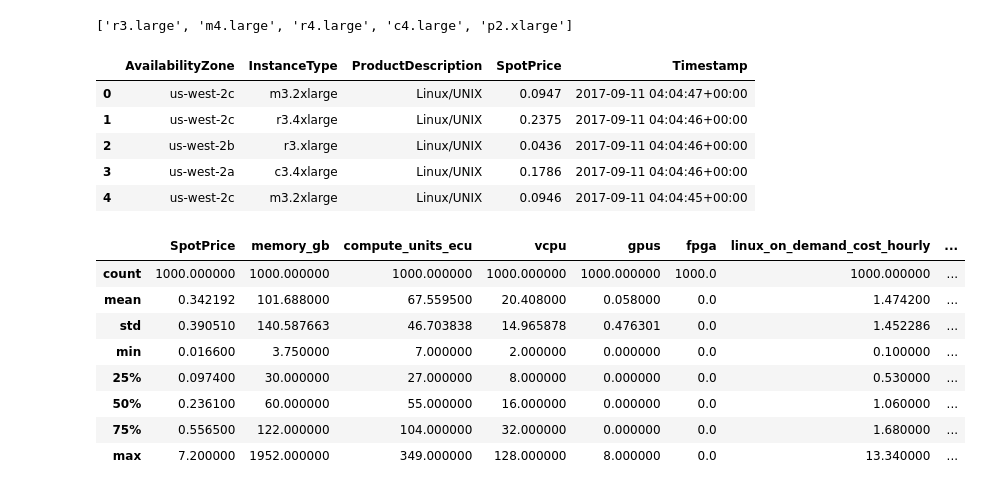
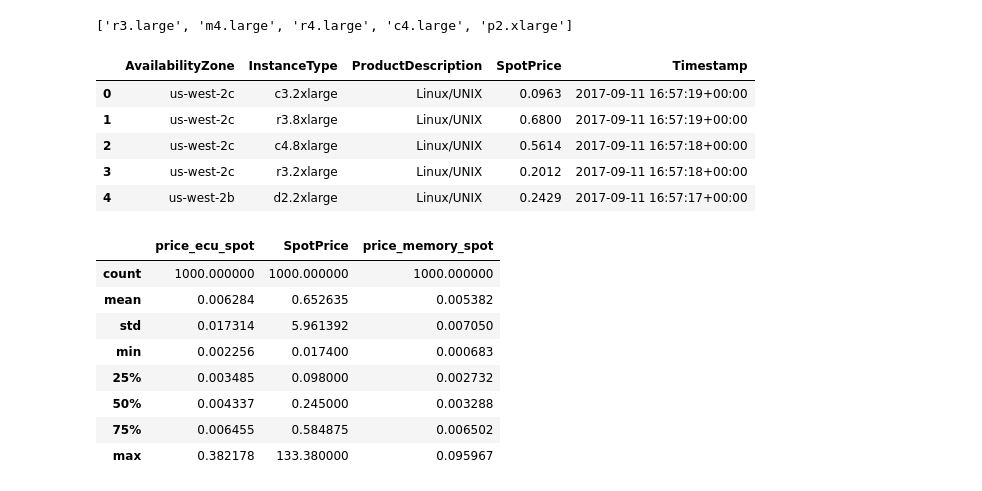
Before and after one commit to noahgift/pragai-aws, a Jupyter notebook: notebooks/spot_pricing_ml.ipynb, the cells around one changed output. Drawn from its saved outputs; the diff is of its cells as text; code cells hidden in the pictures.

```diff
--- a/notebooks/spot_pricing_ml.ipynb
+++ b/notebooks/spot_pricing_ml.ipynb
@@ -37,7 +37,7 @@ list(names.values())[0:5]
 # %% [output]
 ['r3.large', 'm4.large', 'r4.large', 'c4.large', 'p2.xlarge']
 # %%
-client = boto3.client('ec2')
+client = boto3.client('ec2', region_name='us-west-2')
 response =client.describe_spot_price_history(InstanceTypes = list(names.values()),
         ProductDescriptions = ["Linux/UNIX"])
 # %%
@@ -48,26 +48,26 @@ spot_history_df.SpotPrice = spot_history_df.SpotPrice.astype(float)
 spot_history_df.head()
 # %% [output]
 |  | AvailabilityZone | InstanceType | ProductDescription | SpotPrice | Timestamp |
-| 0 | us-west-2c | m3.2xlarge | Linux/UNIX | 0.0947 | 2017-09-11 04:04:47+00:00 |
-| 1 | us-west-2c | r3.4xlarge | Linux/UNIX | 0.2375 | 2017-09-11 04:04:46+00:00 |
-| 2 | us-west-2b | r3.xlarge | Linux/UNIX | 0.0436 | 2017-09-11 04:04:46+00:00 |
-| 3 | us-west-2a | c3.4xlarge | Linux/UNIX | 0.1786 | 2017-09-11 04:04:46+00:00 |
-| 4 | us-west-2c | m3.2xlarge | Linux/UNIX | 0.0946 | 2017-09-11 04:04:45+00:00 |
+| 0 | us-west-2c | c3.2xlarge | Linux/UNIX | 0.0963 | 2017-09-11 16:57:19+00:00 |
+| 1 | us-west-2c | r3.8xlarge | Linux/UNIX | 0.6800 | 2017-09-11 16:57:19+00:00 |
+| 2 | us-west-2c | c4.8xlarge | Linux/UNIX | 0.5614 | 2017-09-11 16:57:18+00:00 |
+| 3 | us-west-2c | r3.2xlarge | Linux/UNIX | 0.2012 | 2017-09-11 16:57:18+00:00 |
+| 4 | us-west-2b | d2.2xlarge | Linux/UNIX | 0.2429 | 2017-09-11 16:57:17+00:00 |
 # %%
 df = spot_history_df.merge(pricing_df, how="inner", on="InstanceType")
 df['price_memory_spot'] = df['SpotPrice']/df['memory_gb']
 df['price_ecu_spot'] = df['SpotPrice']/df['compute_units_ecu']
-df.describe()
+df[["price_ecu_spot", "SpotPrice", "price_memory_spot"]].describe()
 # %% [output]
-|  | SpotPrice | memory_gb | compute_units_ecu | vcpu | gpus | fpga | linux_on_demand_cost_hourly | ... |
-| count | 1000.000000 | 1000.000000 | 1000.000000 | 1000.000000 | 1000.000000 | 1000.0 | 1000.000000 | ... |
-| mean | 0.342192 | 101.688000 | 67.559500 | 20.408000 | 0.058000 | 0.0 | 1.474200 | ... |
-| std | 0.390510 | 140.587663 | 46.703838 | 14.965878 | 0.476301 | 0.0 | 1.452286 | ... |
-| min | 0.016600 | 3.750000 | 7.000000 | 2.000000 | 0.000000 | 0.0 | 0.100000 | ... |
-| 25% | 0.097400 | 30.000000 | 27.000000 | 8.000000 | 0.000000 | 0.0 | 0.530000 | ... |
-| 50% | 0.236100 | 60.000000 | 55.000000 | 16.000000 | 0.000000 | 0.0 | 1.060000 | ... |
-| 75% | 0.556500 | 122.000000 | 104.000000 | 32.000000 | 0.000000 | 0.0 | 1.680000 | ... |
-| max | 7.200000 | 1952.000000 | 349.000000 | 128.000000 | 8.000000 | 0.0 | 13.340000 | ... |
+|  | price_ecu_spot | SpotPrice | price_memory_spot |
+| count | 1000.000000 | 1000.000000 | 1000.000000 |
+| mean | 0.006284 | 0.652635 | 0.005382 |
+| std | 0.017314 | 5.961392 | 0.007050 |
+| min | 0.002256 | 0.017400 | 0.000683 |
+| 25% | 0.003485 | 0.098000 | 0.002732 |
+| 50% | 0.004337 | 0.245000 | 0.003288 |
+| 75% | 0.006455 | 0.584875 | 0.006502 |
+| max | 0.382178 | 133.380000 | 0.095967 |
 # %%
 df_median = df.groupby("InstanceType").median()
 df_median["InstanceType"] = df_median.index
```
Also changed, not shown: parts of 4 cells of this notebook, 6 other files.
